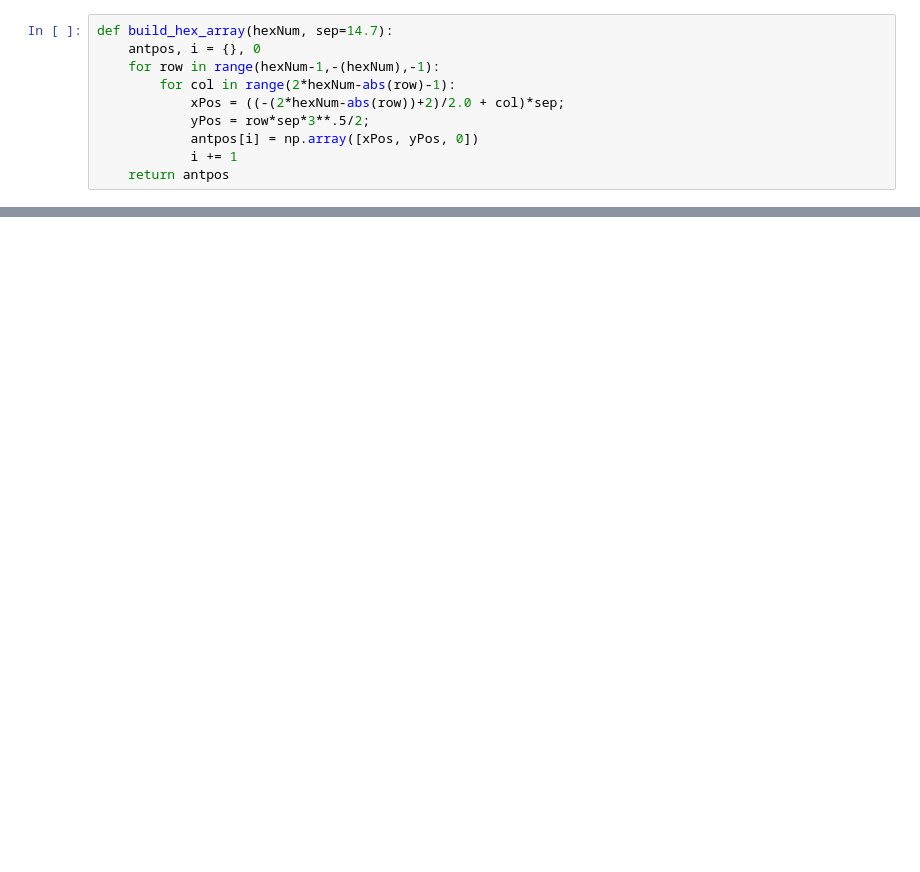
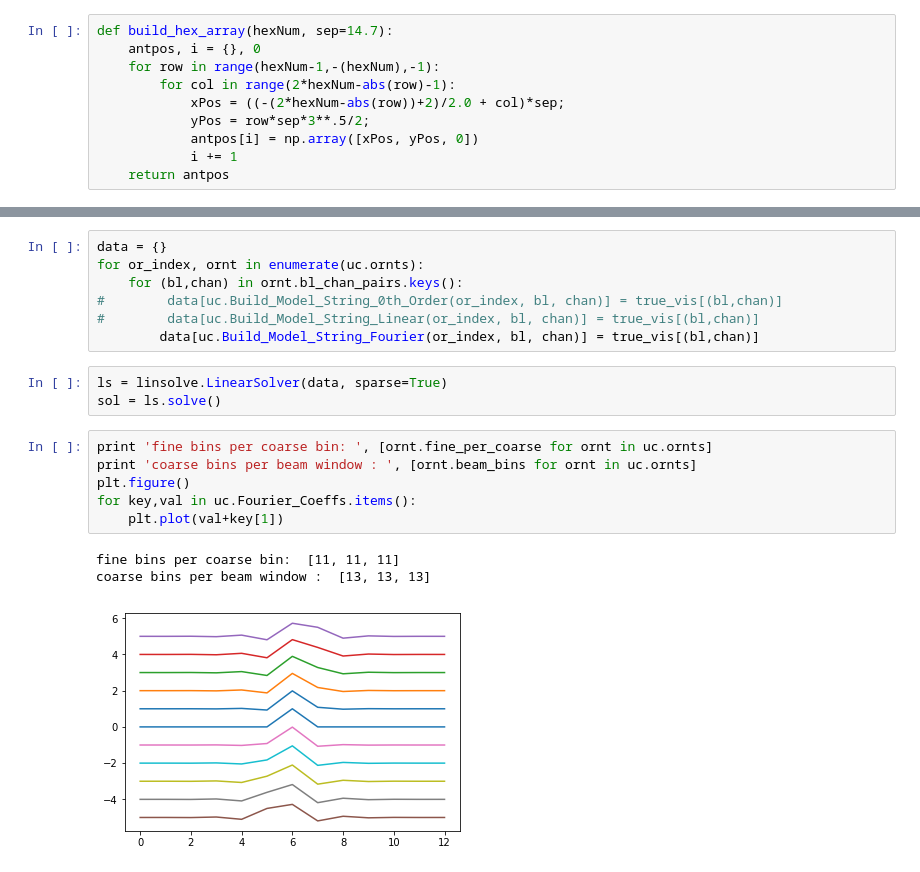
Before and after one commit to HERA-Team/hera_sandbox, a Jupyter notebook: jsd/uCal/uCal.ipynb, the cells around one changed output, grey strips where cells are left out. Cells and saved outputs as stored; diff of their text form; blank space fills up the shorter version.

Commit message:
Fourier interpolation implemented

```diff
--- a/jsd/uCal/uCal.ipynb
+++ b/jsd/uCal/uCal.ipynb
@@ -44,0 +296,20 @@ print len(clusters), np.max(clusters)
+# %%
+data = {}
+for or_index, ornt in enumerate(uc.ornts):
+    for (bl,chan) in ornt.bl_chan_pairs.keys():
+#        data[uc.Build_Model_String_0th_Order(or_index, bl, chan)] = true_vis[(bl,chan)]
+#        data[uc.Build_Model_String_Linear(or_index, bl, chan)] = true_vis[(bl,chan)]
+        data[uc.Build_Model_String_Fourier(or_index, bl, chan)] = true_vis[(bl,chan)]
+# %%
+ls = linsolve.LinearSolver(data, sparse=True)
+sol = ls.solve()
+# %%
+print 'fine bins per coarse bin: ', [ornt.fine_per_coarse for ornt in uc.ornts]
+print 'coarse bins per beam window : ', [ornt.beam_bins for ornt in uc.ornts]
+plt.figure()
+for key,val in uc.Fourier_Coeffs.items():
+    plt.plot(val+key[1])
+# %% [output]
+fine bins per coarse bin:  [11, 11, 11]
+coarse bins per beam window :  [13, 13, 13]
+[figure, added]
```
Also changed, not shown: parts of 31 cells of this notebook.
